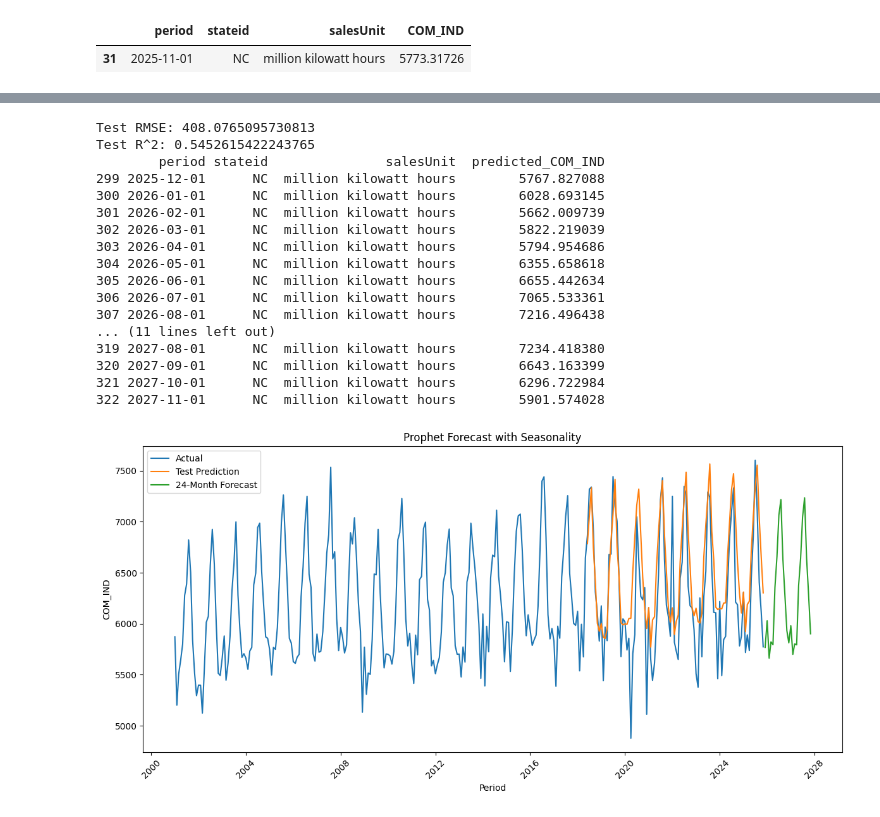
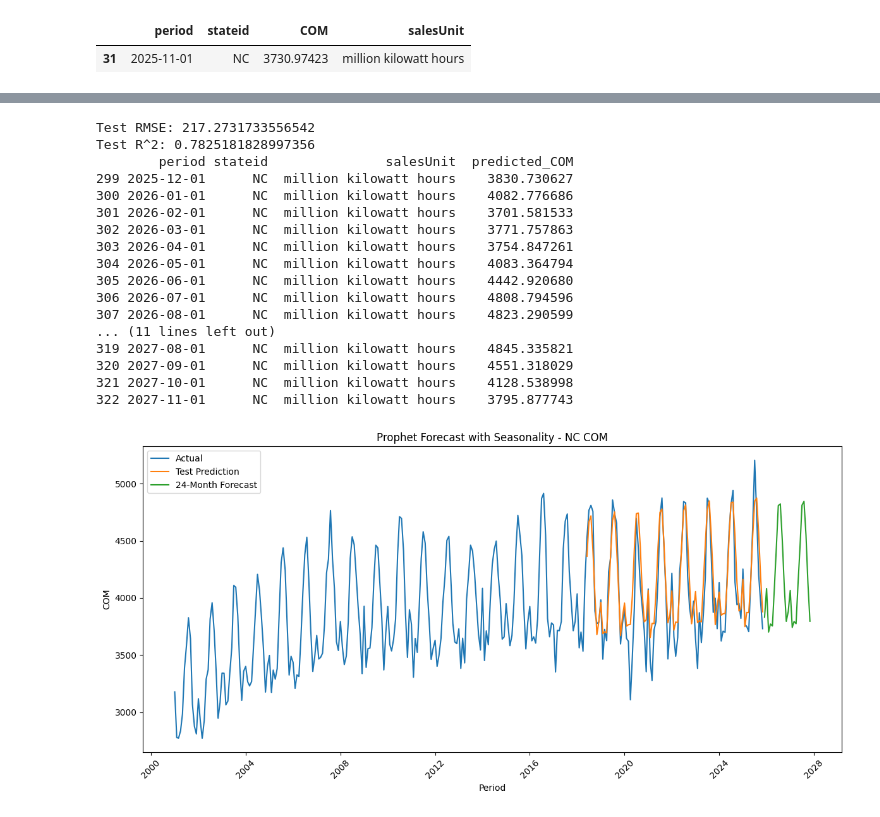
Before and after one commit to Tobywooo/EIA_end_customer_sales_power_prediction_NC, a Jupyter notebook: modeling/prophet_model.ipynb, the cells around one changed output, grey strips where cells are left out. Cells and saved outputs as stored; diff of their text form; code cells hidden in the pictures.

Commit message:
update to modeling methods

```diff
--- a/modeling/prophet_model.ipynb
+++ b/modeling/prophet_model.ipynb
@@ -12,10 +13,10 @@ Importing plotly failed. Interactive plots will not work.
 # %%
 #Set your variables
 csv_filename = 'eia_retail_sales_mwh_monthly_state_sectorwide.csv'
-path = r'C:\Users\TobyWong\Desktop\School\EIA Power Prediction\EIA_end_customer_sales_power_prediction_NC\data'
+path = r'C:\Users\TobyWong\Desktop\UNCC\5122\EIA_end_customer_sales_power_prediction_NC\data'
 stateid = 'NC'
-drop_columns = ['ALL', 'OTH', 'RES', 'TRA']
-keep_columns = ['COM', 'IND']
+drop_columns = ['ALL', 'OTH', 'RES', 'TRA','IND']
+keep_columns = ['COM']
 # %%
 df = ETL(
     csv_filename=csv_filename,
@@ -26,15 +27,17 @@ df = ETL(
 )
 df.head(1)
 # %% [output]
-|  | period | stateid | salesUnit | COM_IND |
-| 31 | 2025-11-01 | NC | million kilowatt hours | 5773.31726 |
+|  | period | stateid | COM | salesUnit |
+| 31 | 2025-11-01 | NC | 3730.97423 | million kilowatt hours |
 # %%
-#version 1
+target_col = keep_columns[0]
+
+# version 1
 df_model = df.copy()
 df_model["period"] = pd.to_datetime(df_model["period"])
 df_model = df_model.sort_values("period").reset_index(drop=True)
 
-prophet_df = df_model[["period", "COM_IND"]].rename(columns={"period": "ds", "COM_IND": "y"})
+prophet_df = df_model[["period", target_col]].rename(columns={"period": "ds", target_col: "y"})
 
 # Train/test split (70/30)
 split_idx = int(len(prophet_df) * 0.7)
@@ -52,11 +55,11 @@ model.fit(train)
 
 # Predict on test set
 test_forecast = model.predict(test[["ds"]])
-test["predicted_COM_IND"] = test_forecast["yhat"].values
+test[f"predicted_{target_col}"] = test_forecast["yhat"].values
 
 # Metrics
-rmse = np.sqrt(mean_squared_error(test["y"], test["predicted_COM_IND"]))
-r2 = r2_score(test["y"], test["predicted_COM_IND"])
+rmse = np.sqrt(mean_squared_error(test["y"], test[f"predicted_{target_col}"]))
+r2 = r2_score(test["y"], test[f"predicted_{target_col}"])
 
 print("Test RMSE:", rmse)
 print("Test R^2:", r2)
@@ -74,20 +77,26 @@ future = final_model.make_future_dataframe(periods=24, freq="MS")
 forecast = final_model.predict(future)
 
 future_forecast = forecast[forecast["ds"] > prophet_df["ds"].max()][["ds", "yhat"]].copy()
-future_forecast = future_forecast.rename(columns={"ds": "period", "yhat": "predicted_COM_IND"})
-future_forecast["stateid"] = "NC"
+future_forecast = future_forecast.rename(
+    columns={"ds": "period", "yhat": f"predicted_{target_col}"}
+)
+future_forecast["stateid"] = stateid
 future_forecast["salesUnit"] = "million kilowatt hours"
 
-print(future_forecast[["period", "stateid", "salesUnit", "predicted_COM_IND"]])
+print(future_forecast[["period", "stateid", "salesUnit", f"predicted_{target_col}"]])
 
 # Plot
 plt.figure(figsize=(12, 6))
 plt.plot(prophet_df["ds"], prophet_df["y"], label="Actual")
-plt.plot(test["ds"], test["predicted_COM_IND"], label="Test Prediction")
-plt.plot(future_forecast["period"], future_forecast["predicted_COM_IND"], label="24-Month Forecast")
+plt.plot(test["ds"], test[f"predicted_{target_col}"], label="Test Prediction")
+plt.plot(
+    future_forecast["period"],
+    future_forecast[f"predicted_{target_col}"],
+    label="24-Month Forecast"
+)
 plt.xlabel("Period")
-plt.ylabel("COM_IND")
-plt.title("Prophet Forecast with Seasonality")
+plt.ylabel(target_col)
+plt.title(f"Prophet Forecast with Seasonality - {stateid} {target_col}")
 plt.legend()
 plt.xticks(rotation=45)
 plt.tight_layout()
@@ -100,18 +109,18 @@ plt.show()
-Test RMSE: 408.0765095730813
-Test R^2: 0.5452615422243765
-        period stateid               salesUnit  predicted_COM_IND
-299 2025-12-01      NC  million kilowatt hours        5767.827088
-300 2026-01-01      NC  million kilowatt hours        6028.693145
-301 2026-02-01      NC  million kilowatt hours        5662.009739
-302 2026-03-01      NC  million kilowatt hours        5822.219039
-303 2026-04-01      NC  million kilowatt hours        5794.954686
-304 2026-05-01      NC  million kilowatt hours        6355.658618
-305 2026-06-01      NC  million kilowatt hours        6655.442634
-306 2026-07-01      NC  million kilowatt hours        7065.533361
-307 2026-08-01      NC  million kilowatt hours        7216.496438
+Test RMSE: 217.2731733556542
+Test R^2: 0.7825181828997356
+        period stateid               salesUnit  predicted_COM
+299 2025-12-01      NC  million kilowatt hours    3830.730627
+300 2026-01-01      NC  million kilowatt hours    4082.776686
+301 2026-02-01      NC  million kilowatt hours    3701.581533
+302 2026-03-01      NC  million kilowatt hours    3771.757863
+303 2026-04-01      NC  million kilowatt hours    3754.847261
+304 2026-05-01      NC  million kilowatt hours    4083.364794
+305 2026-06-01      NC  million kilowatt hours    4442.920680
+306 2026-07-01      NC  million kilowatt hours    4808.794596
+307 2026-08-01      NC  million kilowatt hours    4823.290599
 ... (11 lines left out)
-319 2027-08-01      NC  million kilowatt hours        7234.418380
-320 2027-09-01      NC  million kilowatt hours        6643.163399
-321 2027-10-01      NC  million kilowatt hours        6296.722984
-322 2027-11-01      NC  million kilowatt hours        5901.574028
+319 2027-08-01      NC  million kilowatt hours    4845.335821
+320 2027-09-01      NC  million kilowatt hours    4551.318029
+321 2027-10-01      NC  million kilowatt hours    4128.538998
+322 2027-11-01      NC  million kilowatt hours    3795.877743
-[figure, old version]
+[figure, new version]
```
Also changed, not shown: parts of 4 cells of this notebook, 2 other files.
